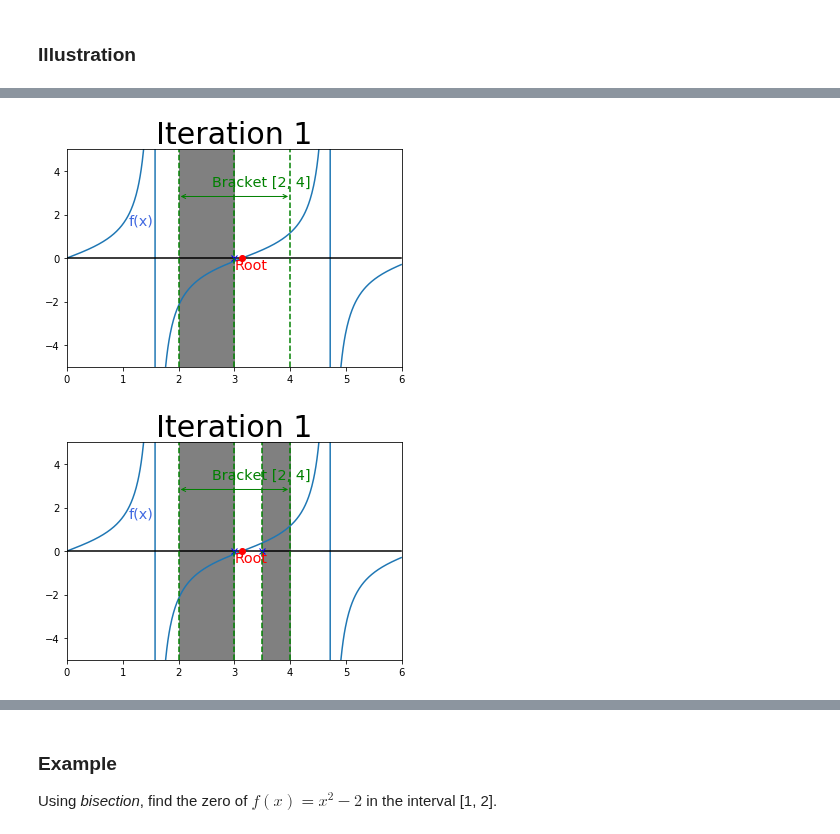
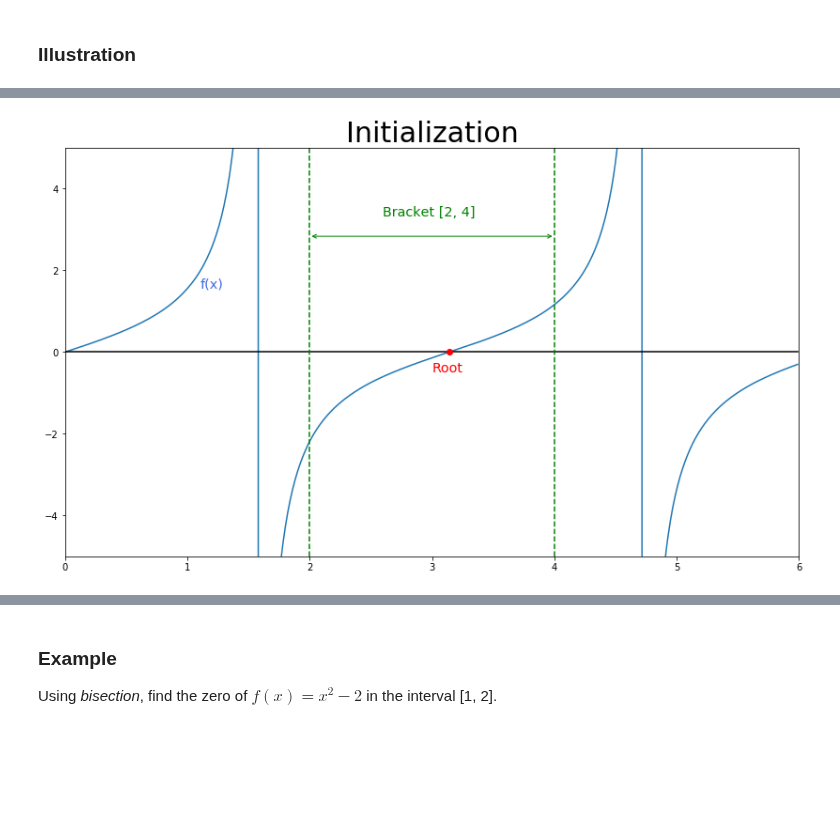
Before and after one commit to tgteacher/numerical-methods, a Jupyter notebook: notebooks/Chapter4.ipynb, the cells around one changed output, grey strips where cells are left out. Saved outputs shown, nothing was run; the diff lists cells and outputs as text; code cells hidden in the pictures; blank space fills up the shorter version.

```diff
--- a/notebooks/Chapter4.ipynb
+++ b/notebooks/Chapter4.ipynb
@@ -189,24 +113,4 @@ graph.show()
-# %%
-graph = intro_plot()
-graph.title("Iteration 1")
-graph.plot([3], [0], 'x', color='blue')
-graph.plot([3, 3], [-5, 5], '--', color='green')
-rect = graph.Rectangle([2, -5], 1, 10, color='gray')
-graph.gca().add_patch(rect)
-graph.show()
-# %% [output]
-[figure, removed]
-# %%
-graph = intro_plot()
-graph.title("Iteration 1")
-graph.plot([3], [0], 'x', color='blue')
-graph.plot([3, 3], [-5, 5], '--', color='green')
-graph.plot([3.5], [0], 'x', color='blue')
-graph.plot([3.5, 3.5], [-5, 5], '--', color='green')
-rect = graph.Rectangle([2, -5], 1, 10, color='gray')
-graph.gca().add_patch(rect)
-rect = graph.Rectangle([3.5, -5], 0.5, 10, color='gray')
-graph.gca().add_patch(rect)
-graph.show()
-# %% [output]
-[figure, removed]
+# %%
+bisection_init()
+# %% [output]
+[figure, added]
```
Also changed, not shown: parts of 34 cells of this notebook, 1 other file.
